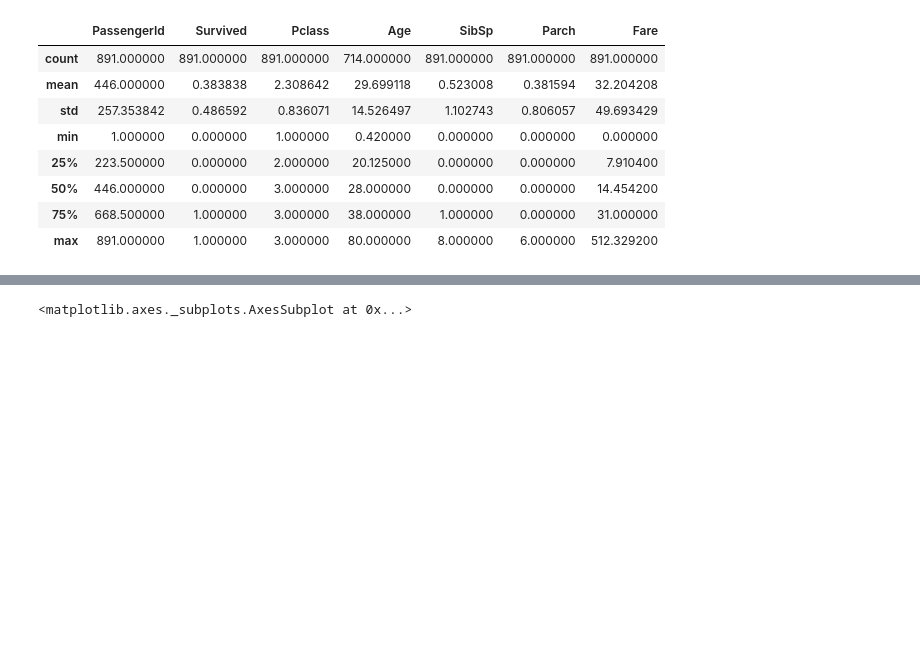
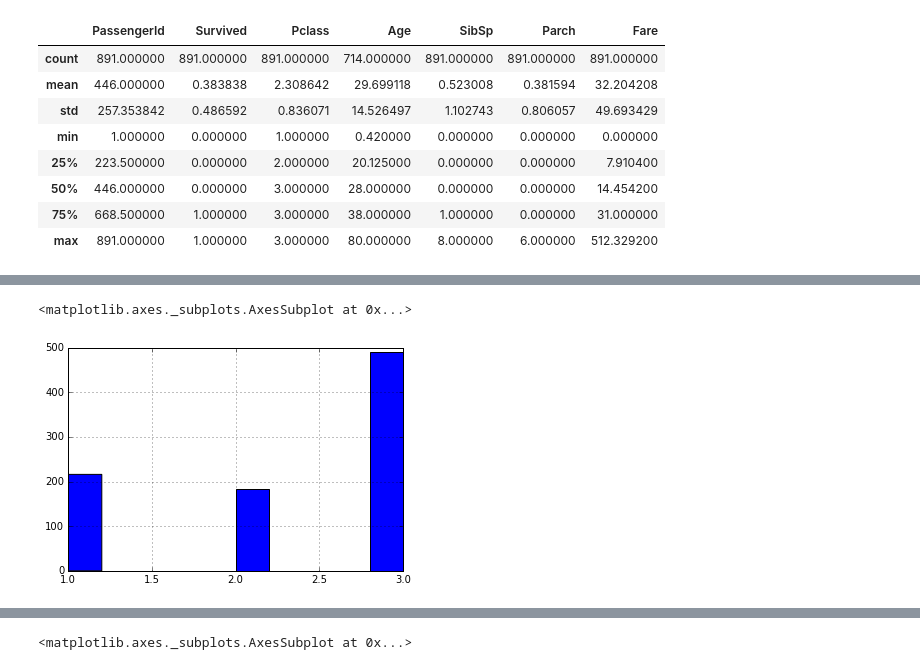
Before and after one commit to slangenbach/udacity-da-nanodegree, a Jupyter notebook: p2/P2_Analysis_and_Report.ipynb, the cells around one changed output, grey strips where cells are left out. Cells and saved outputs as stored; diff of their text form; code cells hidden in the pictures; blank space fills up the shorter version.

```diff
--- a/p2/P2_Analysis_and_Report.ipynb
+++ b/p2/P2_Analysis_and_Report.ipynb
@@ -59,0 +126,6 @@ titanic.describe()
+# %%
+# plot passenger class data
+titanic["Pclass"].hist()
+# %% [output]
+<matplotlib.axes._subplots.AxesSubplot at 0x...>
+[figure, added]
```
Also changed, not shown: parts of 24 cells of this notebook.
